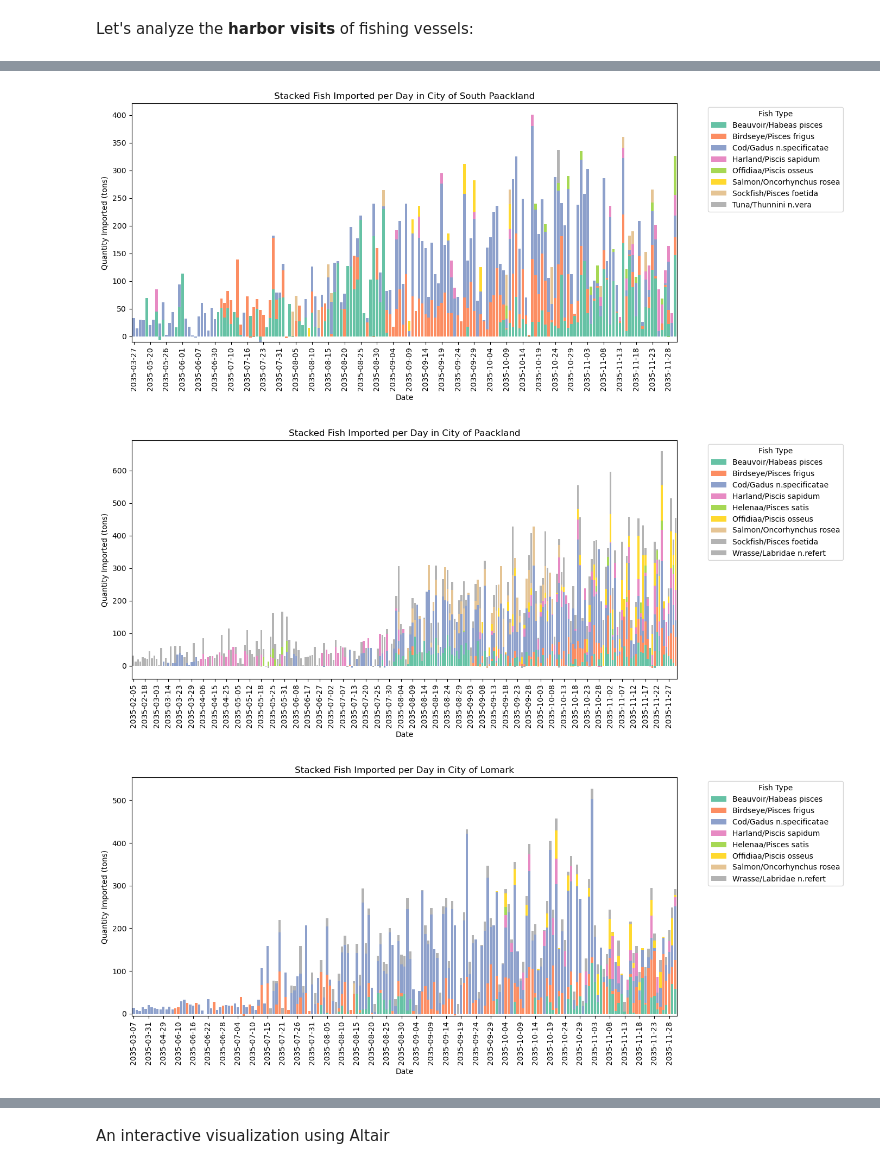
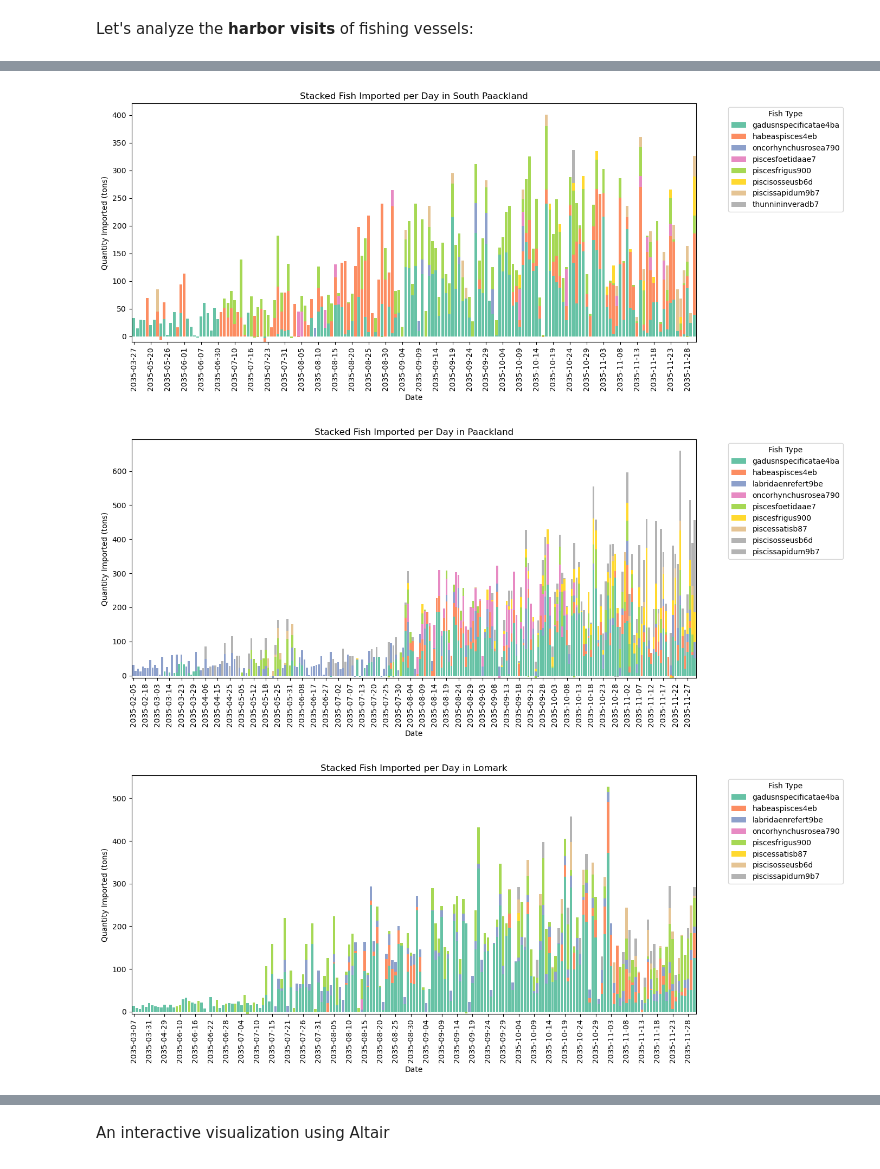
Before and after one commit to matildeec/VisualAnalytics2025, a Jupyter notebook: DataUnderstanding/data-inspection.ipynb, the cells around one changed output, grey strips where cells are left out. Drawn from its saved outputs; the diff is of its cells as text; code cells hidden in the pictures.

Commit message:
completed data cleaning and inspection

```diff
--- a/DataUnderstanding/data-inspection.ipynb
+++ b/DataUnderstanding/data-inspection.ipynb
@@ -623,0 +13,24 @@ harbor_reports_merged = harbor_reports_merged.rename(columns={'type_y': 'vessel_
+# %%
+# Load .json data and read it as pandas DataFrame
+folder_path = '../data/'
+
+with open(folder_path + 'commodities.json') as f:
+    commodities = pd.json_normalize(json.load(f))
+
+with open(folder_path + 'vessels.json') as f:
+    vessels = pd.json_normalize(json.load(f))
+
+with open(folder_path + 'locations.json') as f:
+    locations = pd.json_normalize(json.load(f))
+
+with open(folder_path + 'documents.json') as f:
+    documents = pd.json_normalize(json.load(f))
+
+with open(folder_path + 'transponder_pings.json') as f:
+    transponder_pings = pd.json_normalize(json.load(f))
+
+with open(folder_path + 'harbor_reports.json') as f:
+    harbor_reports = pd.json_normalize(json.load(f))
+
+with open(folder_path + 'transactions.json') as f:
+    transactions = pd.json_normalize(json.load(f))
@@ -831,7 +462,7 @@ Let's analyze the **harbor visits** of fishing vessels:
 # %%
 # Count number of visits per vessel
 harbor_visit_counts = (
-    harbor_reports_merged[harbor_reports_merged['vessel_type'].isin(['Entity.Vessel.FishingVessel'])]
+    harbor_reports_merged[harbor_reports_merged['vessel_type'].isin(['FishingVessel'])]
     .groupby('source')
     .size()
     .sort_values(ascending=False)
@@ -968,9 +566,0 @@ transactions
-# %%
-# Merge on 'source' by resetting the index of documents
-documents_reset = documents.reset_index().rename(columns={'index': 'source'})
-commodities_reset = commodities.reset_index().rename(columns={'index': 'target'})
-transactions_merged = transactions.merge(documents_reset, on='source', how='left').merge(commodities_reset, on='target', how='left')
-
-# Drop and Rename columns
-transactions_merged = transactions_merged.drop(columns=['type_y','date_y','type'])
-transactions_merged = transactions_merged.rename(columns={'date_x': 'date', 'type_x': 'event_type'})
@@ -993,35 +567,32 @@ transactions_merged
-# %%
-# Ensure date is datetime
-transactions_merged['date'] = pd.to_datetime(transactions_merged['date'])
 # %%
-for city in transactions_merged['city'].unique():
-    city_data = transactions_merged[transactions_merged['city'] == city].copy()
+for city in transactions_merged['target'].unique():
+    city_data = transactions_merged[transactions_merged['target'] == city].copy()
 
     # Convert date to string for categorical x-axis
     city_data['date_str'] = city_data['date'].astype(str)
 
     # Aggregate qty by date_str and fish type
-    agg = city_data.groupby(['date_str', 'name'])['qty_tons'].sum().unstack(fill_value=0)
+    agg = city_data.groupby(['date_str', 'commodity'])['qty_tons'].sum().unstack(fill_value=0)
 
     ax = agg.plot(kind='bar', stacked=True, figsize=(14,6), width=0.8, colormap='Set2')
 
     plt.title(f'Stacked Fish Imported per Day in {city}')
     plt.xlabel('Date')
     plt.ylabel('Quantity Imported (tons)')
 
     # Get current x ticks and labels
     ticks = ax.get_xticks()
     labels = agg.index.to_list()
 
     # Show every 5th label, hide others
     step = 5
     ax.set_xticks(ticks[::step])
     ax.set_xticklabels(labels[::step], rotation=90)
 
     plt.legend(title='Fish Type', bbox_to_anchor=(1.05,1), loc='upper left')
     plt.tight_layout()
     plt.show()
 # %% [output]
-[figure, old version]
+[figure, new version]
-[figure, old version]
+[figure, new version]
-[figure, old version]
+[figure, new version]
```
Also changed, not shown: parts of 105 cells of this notebook, 1 other file.
